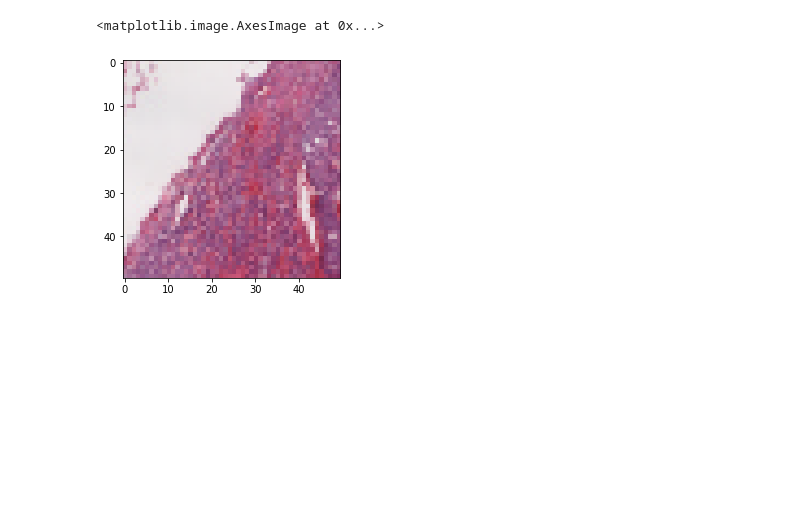
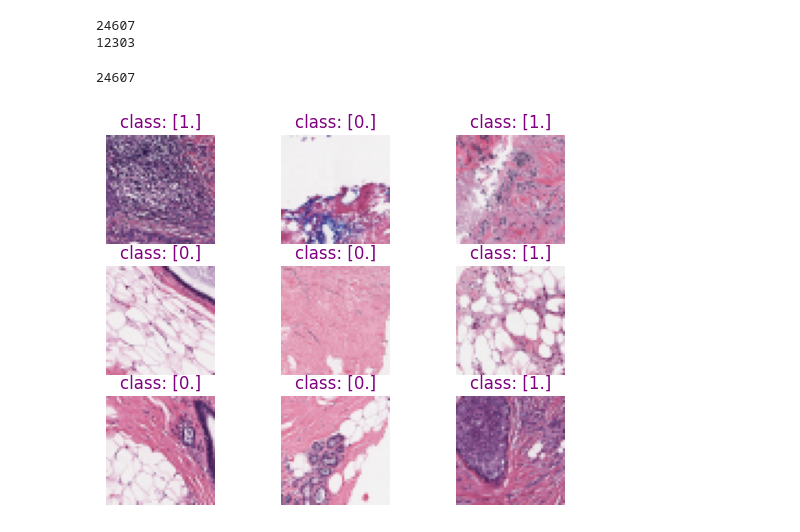
Before and after one commit to SvetlanaBicanin/ML-project, a Jupyter notebook: code/1.ipynb, the cells around one changed output. Saved outputs shown, nothing was run; the diff lists cells and outputs as text; code cells hidden in the pictures; blank space fills up the shorter version.

```diff
--- a/code/1.ipynb
+++ b/code/1.ipynb
@@ -172,0 +153,4 @@ y_images.shape = (4000, 1)
+# %%
+# pravimo i y0 i y1 na osnovu broja instanci jedne i druge klase
+y0 = np.zeros(shape=(len(X0),1))
+y1 = np.ones(shape=(len(X1),1))
@@ -173,6 +181,41 @@ y_images.shape = (4000, 1)
+# %%
+# sada cemo podeljene podatke po skupovima, objediniti po klasama, da bi imali skupove train test i val sa podacima iz obe klase
+X_train = np.concatenate((X0_train, X1_train))
+X_test =  np.concatenate((X0_test, X1_test))
+X_val =  np.concatenate((X0_val, X1_val))
+print(len(X_train)+len(X_test)+len(X_val))
+print(len(X_train))
+# %% [output]
+24607
+12303
+# %%
+# slicno radimo i za y
+y_train = np.concatenate((y0_train, y1_train))
+y_test =  np.concatenate((y0_test, y1_test))
+y_val =  np.concatenate((y0_val, y1_val))
+print(len(y_train)+len(y_test)+len(y_val))
+# %% [output]
+24607
 # %%
-x_images/=255
-plt.imshow(x_images[0])
+#normalizacija - svodimo vrednosti pojedicnacnih piksela na vrednost iz intervala [0, 1]
+X_train_norm = X_train/255
+X_test_norm = X_test/255
+X_val_norm = X_val/255
-# %% [output]
-<matplotlib.image.AxesImage at 0x...>
-[figure, removed]
+# %%
+from numpy.random import seed
+#iscrtavanje i analiza nekih podataka
+# izmesacemo podatke pre nego sto ih budemo iscrtali da bi videli primere iz obe klase
+perm_array = np.arange(len(X_train_norm))
+np.random.shuffle(perm_array)
+X_train_image_example = X_train_norm[perm_array]
+y_train_image_example = y_train[perm_array]
+
+i=0
+for image in X_train_image_example[:9]:
+        plt.subplot(3, 3, i+1)
+        plt.imshow(image)
+        plt.title(label=f"class: %s" % str(y_train_image_example[i]), color="purple")
+        plt.axis('off')
+        i+=1
+# %% [output]
+[figure, added]
```
Also changed, not shown: parts of 65 cells of this notebook.
